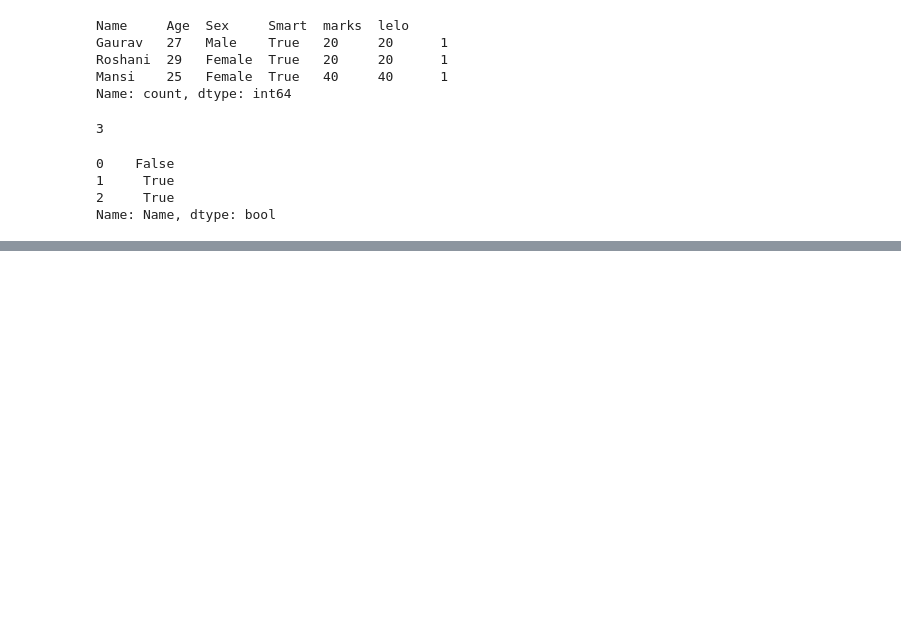
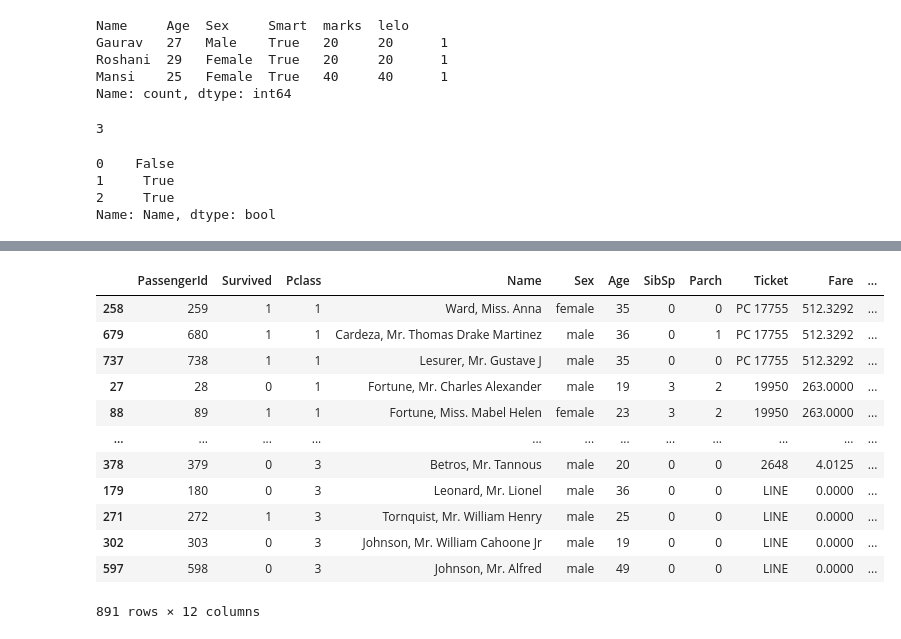
Before and after one commit to GauravRangani/level_2, a Jupyter notebook: practice_20-05-26_pandas.ipynb, the cells around one changed output, grey strips where cells are left out. Drawn from its saved outputs; the diff is of its cells as text; code cells hidden in the pictures; blank space fills up the shorter version.

Commit message:
added a pandas line

```diff
--- a/practice_20-05-26_pandas.ipynb
+++ b/practice_20-05-26_pandas.ipynb
@@ -232,0 +575,16 @@ s
+# %%
+df.sort_values(by=['Pclass', 'Fare'],ascending=[True,False],axis=0)
+# %% [output]
+|  | PassengerId | Survived | Pclass | Name | Sex | Age | SibSp | Parch | Ticket | Fare | ... |
+| 258 | 259 | 1 | 1 | Ward, Miss. Anna | female | 35 | 0 | 0 | PC 17755 | 512.3292 | ... |
+| 679 | 680 | 1 | 1 | Cardeza, Mr. Thomas Drake Martinez | male | 36 | 0 | 1 | PC 17755 | 512.3292 | ... |
+| 737 | 738 | 1 | 1 | Lesurer, Mr. Gustave J | male | 35 | 0 | 0 | PC 17755 | 512.3292 | ... |
+| 27 | 28 | 0 | 1 | Fortune, Mr. Charles Alexander | male | 19 | 3 | 2 | 19950 | 263.0000 | ... |
+| 88 | 89 | 1 | 1 | Fortune, Miss. Mabel Helen | female | 23 | 3 | 2 | 19950 | 263.0000 | ... |
+| ... | ... | ... | ... | ... | ... | ... | ... | ... | ... | ... | ... |
+| 378 | 379 | 0 | 3 | Betros, Mr. Tannous | male | 20 | 0 | 0 | 2648 | 4.0125 | ... |
+| 179 | 180 | 0 | 3 | Leonard, Mr. Lionel | male | 36 | 0 | 0 | LINE | 0.0000 | ... |
+| 271 | 272 | 1 | 3 | Tornquist, Mr. William Henry | male | 25 | 0 | 0 | LINE | 0.0000 | ... |
+| 302 | 303 | 0 | 3 | Johnson, Mr. William Cahoone Jr | male | 19 | 0 | 0 | LINE | 0.0000 | ... |
+| 597 | 598 | 0 | 3 | Johnson, Mr. Alfred | male | 49 | 0 | 0 | LINE | 0.0000 | ... |
+891 rows × 12 columns
```
Also changed, not shown: parts of 40 cells of this notebook.
